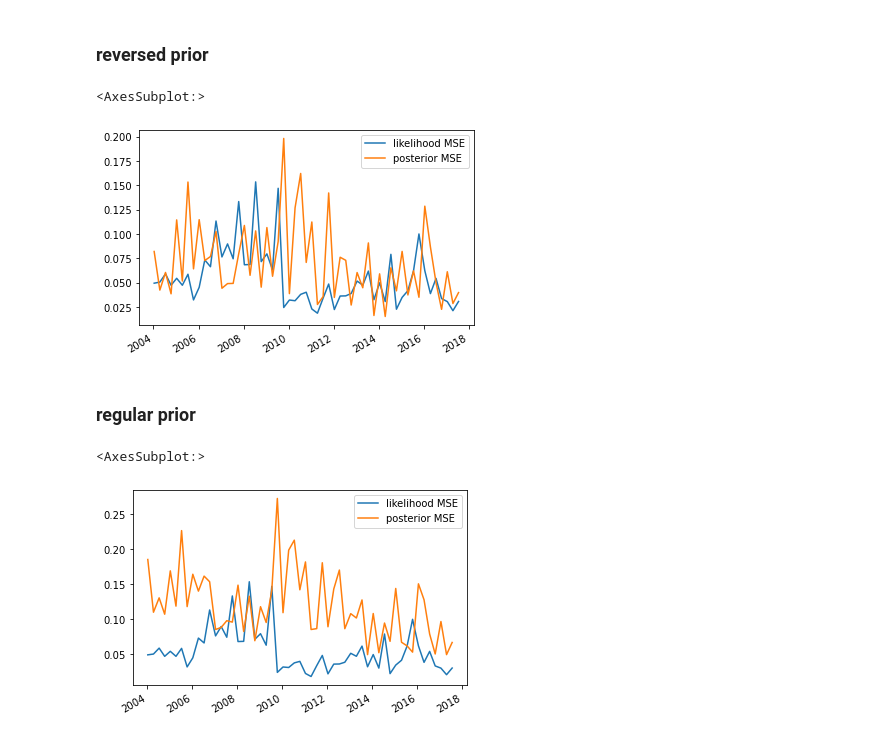
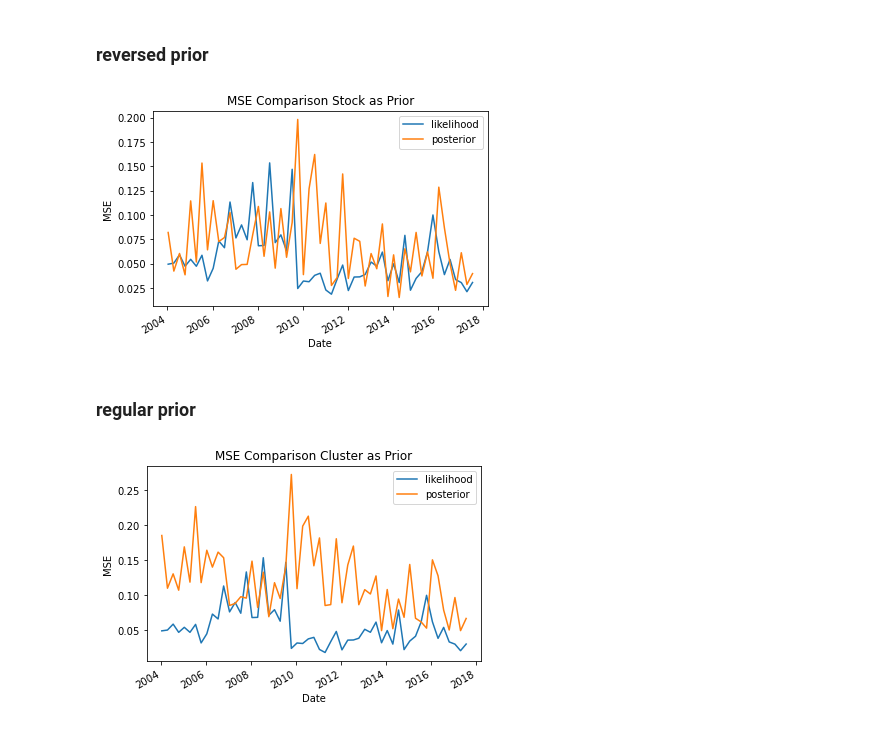
Before and after one commit to thEKurz/Opt_Modeling, a Jupyter notebook: examining MSE.ipynb, the cells around one changed output. Saved outputs shown, nothing was run; the diff lists cells and outputs as text; code cells hidden in the pictures.

```diff
--- a/examining MSE.ipynb
+++ b/examining MSE.ipynb
@@ -344,20 +344,26 @@ weights, likelihood, posterior = Markowits_Bayes_Cluster_Rebalance(SP_train,21*3
 actual = SP_train.loc[weights.index].pct_change().shift(-1) # actual returns for next period
 # %%
 df = pd.concat([(likelihood.subtract(actual)**2).mean(axis=1),(posterior.subtract(actual)**2).mean(axis=1)],axis=1)
-df = df.rename(columns={0:"likelihood MSE",1:"posterior MSE"})
+df = df.rename(columns={0:"likelihood",1:"posterior"})
 # %%
 df.plot()
+plt.title('MSE Comparison Stock as Prior')
+plt.xlabel('Date')
+plt.ylabel('MSE')
+plt.savefig('MSE_stock')
 # %% [output]
-<AxesSubplot:>
-[figure, old version]
+[figure, new version]
 # %% [markdown]
 ### regular prior
 # %%
 weights, likelihood, posterior = Markowits_Bayes_Cluster_Rebalance(SP_train,21*3,253*4,21*3, weight_bounds=(-.002,.2), cluster_u_coef=3, cluster_l_coef=-.05,verbose=False,reverse_prior=False)
 actual = SP_train.loc[weights.index].pct_change().shift(-1) # actual returns for next period
 df = pd.concat([(likelihood.subtract(actual)**2).mean(axis=1),(posterior.subtract(actual)**2).mean(axis=1)],axis=1)
-df = df.rename(columns={0:"likelihood MSE",1:"posterior MSE"})
+df = df.rename(columns={0:"likelihood",1:"posterior"})
 df.plot()
+plt.title('MSE Comparison Cluster as Prior')
+plt.xlabel('Date')
+plt.ylabel('MSE')
+plt.savefig('MSE_cluster')
 # %% [output]
-<AxesSubplot:>
-[figure, old version]
+[figure, new version]
```
Also changed, not shown: 15 other files.
